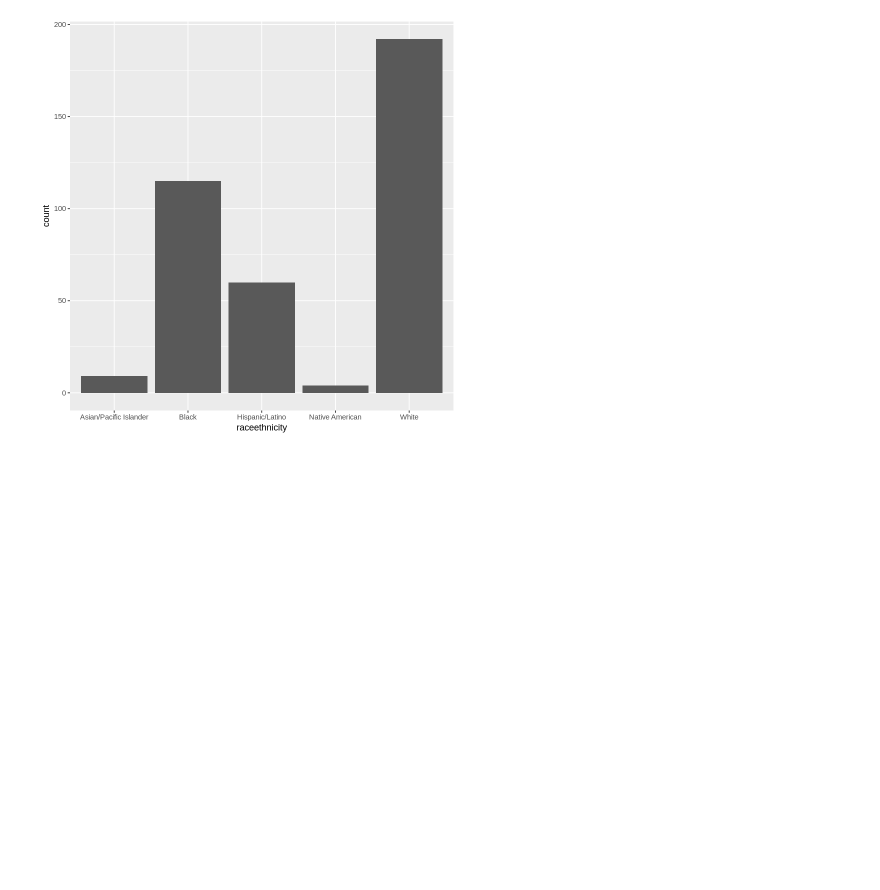
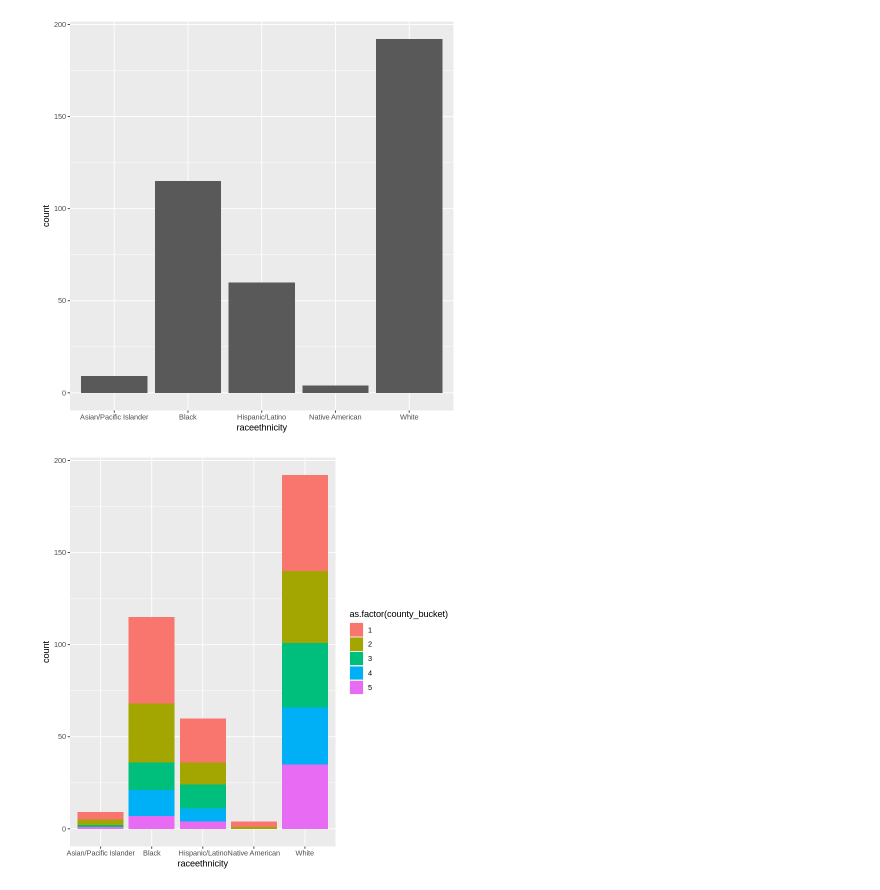
Before and after one commit to bwaves26/statclass, a Jupyter notebook: finalproject.ipynb, the cells around one changed output. Cells and saved outputs as stored; diff of their text form; code cells hidden in the pictures; blank space fills up the shorter version.

```diff
--- a/finalproject.ipynb
+++ b/finalproject.ipynb
@@ -23,6 +35,15 @@ Caused by warning in `grepl()`:
 ! unable to translate 'Rub<cc>_<e5><a9>n Garc<cc>__a Villalpando' to a wide string
 ℹ Run `dplyr::last_dplyr_warnings()` to see the 9 remaining warnings.”
 [figure]
+# %%
+# prompt: take this graph and fill by county_bucket quintile for each race
+
+police_killings_clean %>%
+  ggplot() +
+  aes(x = raceethnicity, fill = as.factor(county_bucket)) +
+  geom_bar()
+# %% [output]
+[figure, added]
 # %%
 police_killings_clean <- police_killings_clean %>%
   mutate(
```
Also changed, not shown: parts of 5 cells of this notebook.
